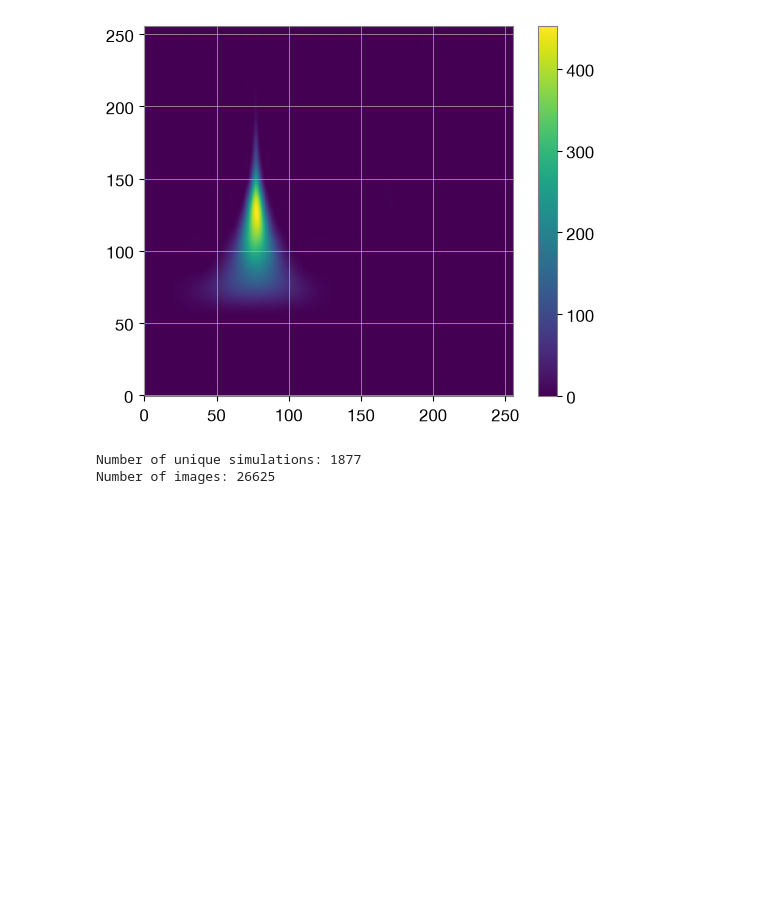
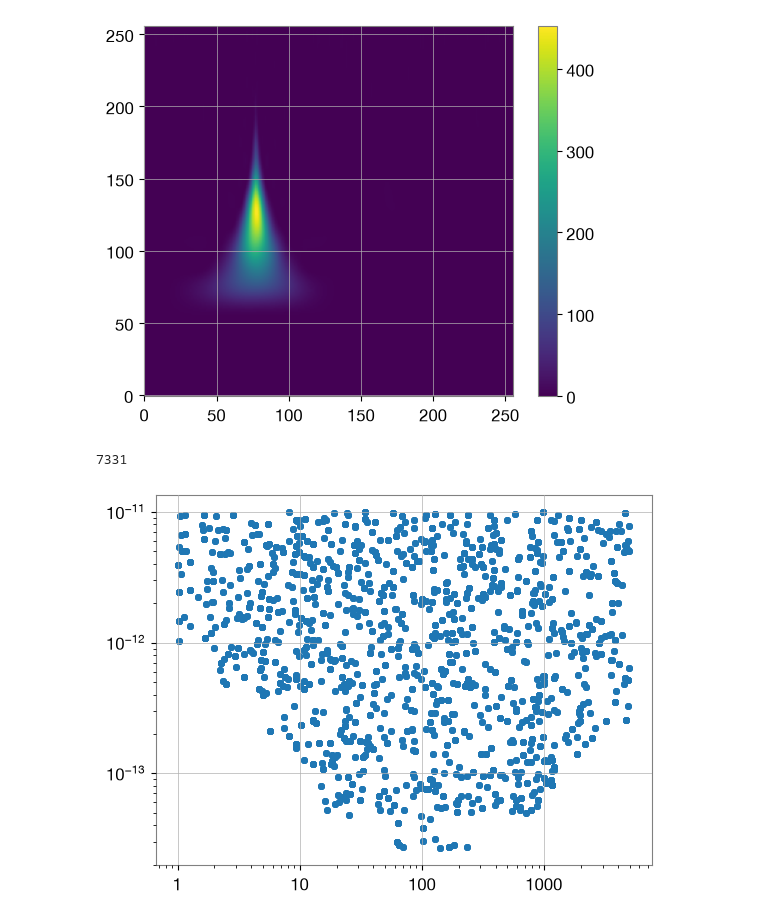
Before and after one commit to AryamannRao/LISAGlitchSignalClassifier, a Jupyter notebook: src/notebooks/gw_testing.ipynb, the cells around one changed output. Drawn from its saved outputs; the diff is of its cells as text; code cells hidden in the pictures; blank space fills up the shorter version.

```diff
--- a/src/notebooks/gw_testing.ipynb
+++ b/src/notebooks/gw_testing.ipynb
@@ -220,9 +220,27 @@ plt.colorbar()
 # %% [output]
 <matplotlib.colorbar.Colorbar at 0x...>
 [figure]
-# %%
-print("Number of unique simulations:", len(np.unique(dataset.sim_indices)))
-print("Number of images:", len(dataset))
-# %% [output]
-Number of unique simulations: 1877
-Number of images: 26625
+# %%
+with h5py.File(training_dataset_path, 'r') as h5:
+    labels = h5['labels'][:]
+    sim_index = h5['sim_index'][:]
+# %%
+glitch_dict = {}
+with h5py.File(glitch_dataset_path, 'r') as h5:
+    for key in ['amp', 'beta']:
+        glitch_dict[key] = h5[key][:]
+# %%
+len(idx)
+# %% [output]
+7331
+# %%
+glitch = np.where(np.all(labels == [0, 1], axis=1))
+idx = sim_index[glitch]
+amp = glitch_dict['amp'][idx]
+beta = glitch_dict['beta'][idx]
+# %%
+plt.scatter(beta, amp, s=15)
+plt.xscale('log')
+plt.yscale('log')
+# %% [output]
+[figure, added]
```
Also changed, not shown: 12 other files.
